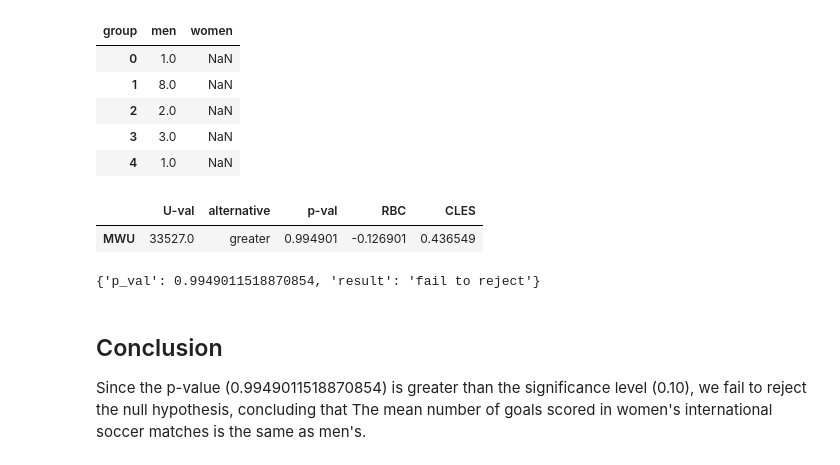
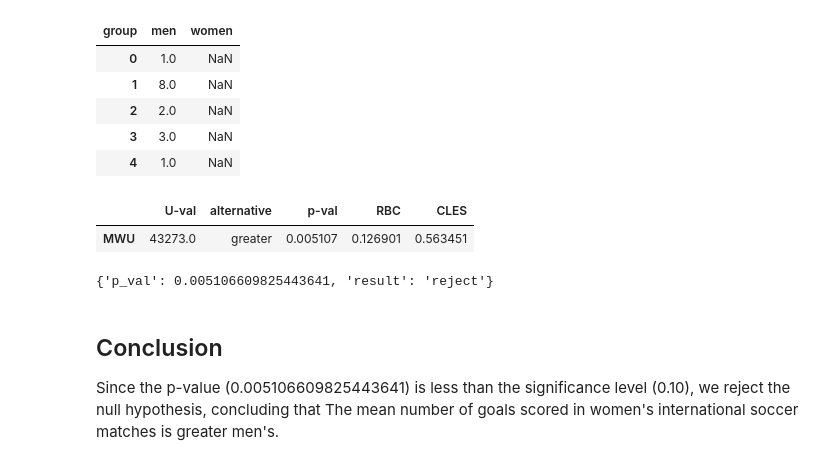
Before and after one commit to ainzzcutie/Hypothesis-Testing-in-Python, a Jupyter notebook: notebook.ipynb, the cells around one changed output. Saved outputs shown, nothing was run; the diff lists cells and outputs as text; code cells hidden in the pictures.

```diff
--- a/notebook.ipynb
+++ b/notebook.ipynb
@@ -49,8 +49,8 @@ men_df.head()
 # %%
 # Convert dates to datetime datatypes
 
-women_df["date"] = pd.to_datetime(women_df["date"], format='%Y-%M-%D')
-men_df["date"] = pd.to_datetime(men_df["date"], format='%Y-%M-%D')
+women_df["date"] = pd.to_datetime(women_df["date"], format='%Y-%m-%d')
+men_df["date"] = pd.to_datetime(men_df["date"], format='%Y-%m-%d')
 # %%
 women_df.info()
 # %% [output]
@@ -199,14 +220,14 @@ combined_df_subset_wide.head()
 # %%
 # Perform mann whitney u test
 
-results_test = pingouin.mwu(x=combined_df_subset_wide["men"],
-                            y=combined_df_subset_wide["women"],
+results_test = pingouin.mwu(x=combined_df_subset_wide["women"],
+                            y=combined_df_subset_wide["men"],
                             alternative="greater")
 
 results_test
 # %% [output]
 |  | U-val | alternative | p-val | RBC | CLES |
-| MWU | 33527.0 | greater | 0.994901 | -0.126901 | 0.436549 |
+| MWU | 43273.0 | greater | 0.005107 | 0.126901 | 0.563451 |
 # %%
 # Compare p-value to alpha = 0.10 or 10%
 
@@ -224,8 +245,8 @@ results_dict = {
 
 print(results_dict)
 # %% [output]
-{'p_val': 0.9949011518870854, 'result': 'fail to reject'}
+{'p_val': 0.005106609825443641, 'result': 'reject'}
 # %% [markdown]
 ## Conclusion
 
-Since the p-value (0.9949011518870854) is greater than the significance level (0.10), we fail to reject the null hypothesis, concluding that The mean number of goals scored in women's international soccer matches is the same as men's.
+Since the p-value (0.005106609825443641) is less than the significance level (0.10), we reject the null hypothesis, concluding that The mean number of goals scored in women's international soccer matches is greater men's.
```
Also changed, not shown: parts of 1 cell of this notebook.
